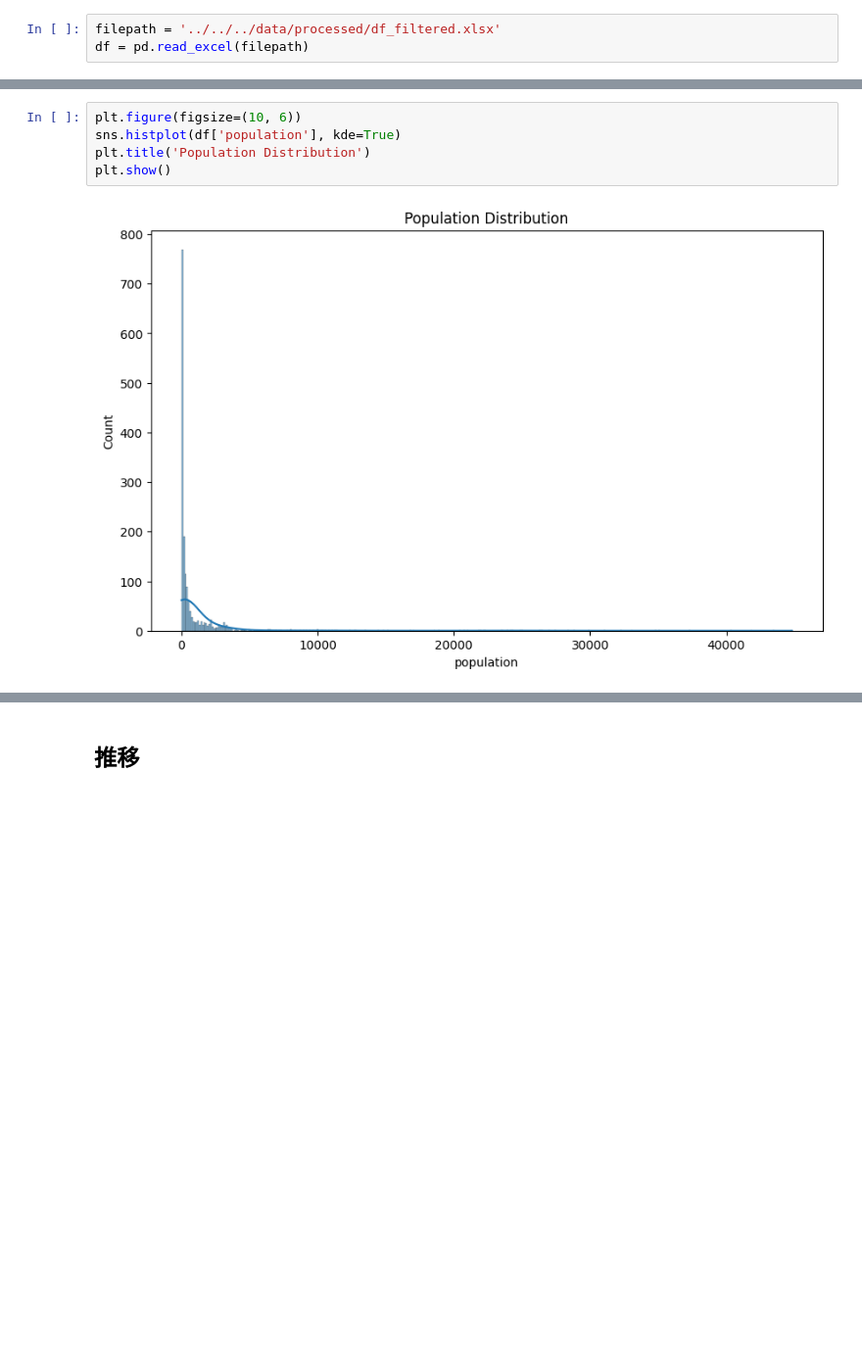
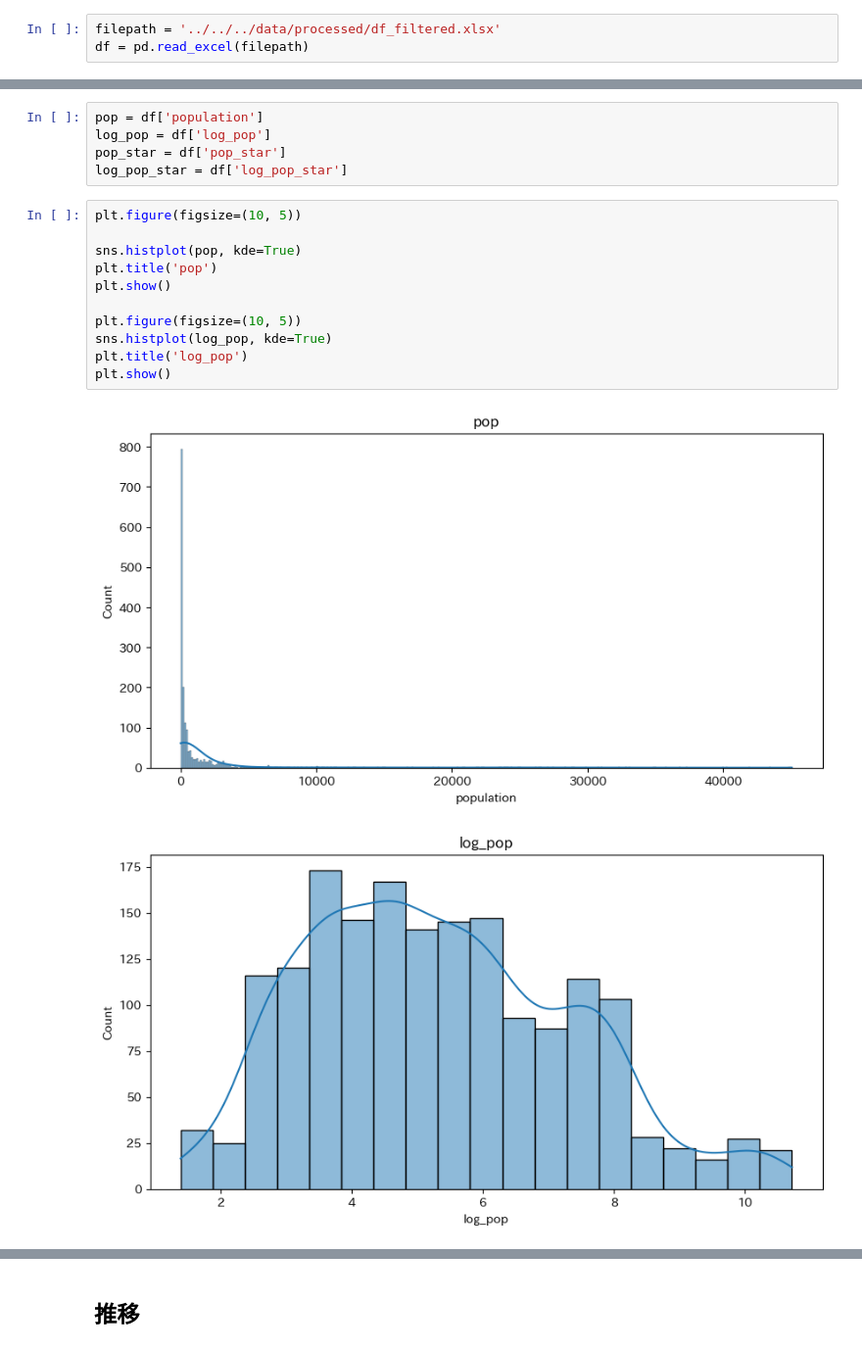
Before and after one commit to Keisei-Akiya/bridge-straw-effects, a Jupyter notebook: src/visualization/distribution/population.ipynb, the cells around one changed output, grey strips where cells are left out. Shown: that part at 98% size. Saved outputs shown, nothing was run; the diff lists cells and outputs as text; blank space fills up the shorter version.

```diff
--- a/src/visualization/distribution/population.ipynb
+++ b/src/visualization/distribution/population.ipynb
@@ -12,7 +32,19 @@ df = pd.read_excel(filepath)
+# %%
+pop = df['population']
+log_pop = df['log_pop']
+pop_star = df['pop_star']
+log_pop_star = df['log_pop_star']
 # %%
-plt.figure(figsize=(10, 6))
-sns.histplot(df['population'], kde=True)
-plt.title('Population Distribution')
+plt.figure(figsize=(10, 5))
+
+sns.histplot(pop, kde=True)
+plt.title('pop')
 plt.show()
+
+plt.figure(figsize=(10, 5))
+sns.histplot(log_pop, kde=True)
+plt.title('log_pop')
+plt.show()
 # %% [output]
-[figure, old version]
+[figure, new version]
+[figure, added]
```
Also changed, not shown: parts of 5 cells of this notebook, 7 other files.
